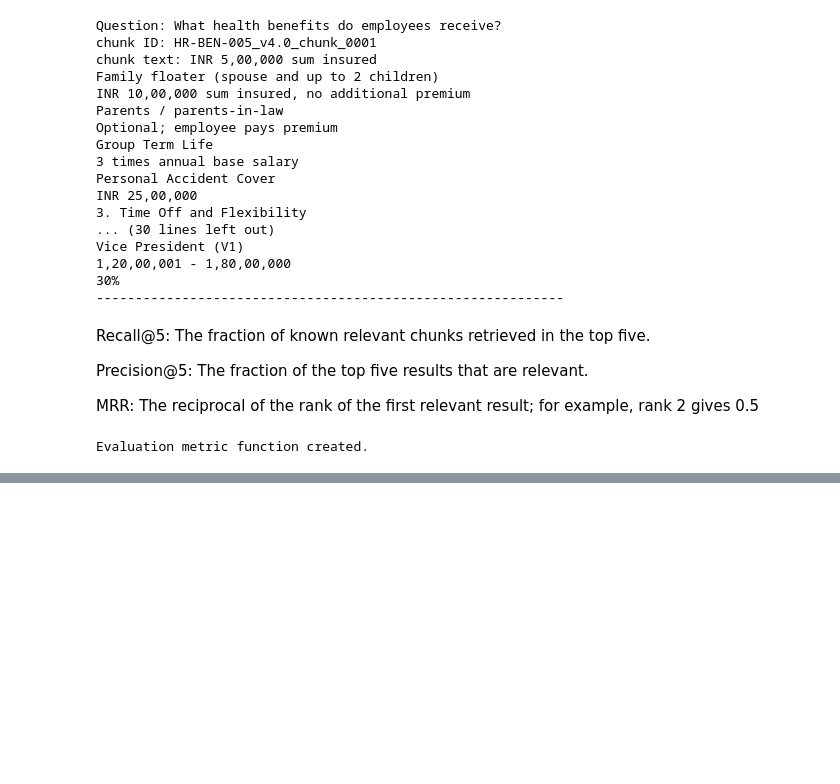
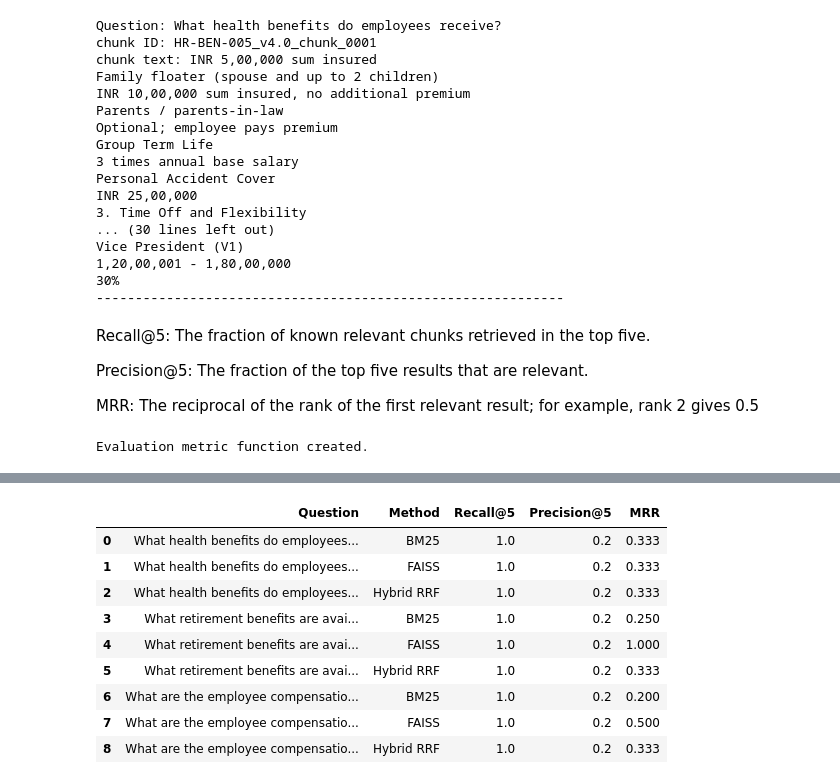
Before and after one commit to Adityasrivastava3000/secure-rag-platform-1, a Jupyter notebook: notebooks/02_embeddings_vector_store.ipynb, the cells around one changed output, grey strips where cells are left out. Drawn from its saved outputs; the diff is of its cells as text; code cells hidden in the pictures; blank space fills up the shorter version.

Commit message:
Update embeddings and vector store notebook

```diff
--- a/notebooks/02_embeddings_vector_store.ipynb
+++ b/notebooks/02_embeddings_vector_store.ipynb
@@ -302 +303,7 @@ Encryption keys, security architecture, executive pay
 ------------------------------------------------------------
+# %%
+def search_faiss(query,top_k=5):
+  query_embedding=embedding_model.encode([query],
+                  convert_to_numpy=True).astype('float32')
+  distance,indices=faiss_index.search(query_embedding,top_k)
+  return indices[0],distance[0]
@@ -375,7 +524,7 @@ query_embeddings=embedding_model.encode(
 ).tolist()
 
 results=collection.query(
-    query_embeddings=query_embedding,
+    query_embeddings=query_embeddings,
     n_results=5
 )
 for rank,chunk_id in enumerate(results['ids'][0],start=1):
@@ -553,21 +653,3 @@ def calculate_metrics(retrieved_ids, relevant_ids, k=5):
 print("Evaluation metric function created.")
 # %% [output]
 Evaluation metric function created.
-# %%
-# Evaluate the first question
-question = evaluation_data[0]
-relevant_ids = question["relevant_chunk_ids"]
-
-# BM25 top-5 chunk IDs
-bm25_ids = [chunk_ids[i] for i in bm25_top_indices]
-
-# FAISS top-5 chunk IDs
-faiss_ids = [chunk_ids[i] for i in faiss_indices[0]]
-
-# Hybrid RRF top-5 chunk IDs
-hybrid_ids = [chunk_ids[i] for i in hybrid_results[:5]]
-
-print("Question:", question["question"])
-print("\nBM25:", calculate_metrics(bm25_ids, relevant_ids))
-print("FAISS:", calculate_metrics(faiss_ids, relevant_ids))
-print("Hybrid RRF:", calculate_metrics(hybrid_ids, relevant_ids))
@@ -663,0 +724,29 @@ Total evaluation rows: 9
+# %%
+# Summarize evaluation results in a table
+
+rows = []
+
+for result in evaluation_results:
+    for method, metrics in result["Metrics"].items():
+        rows.append({
+            "Question": result["Question"],
+            "Method": method,
+            "Recall@5": metrics["Recall@5"],
+            "Precision@5": metrics["Precision@5"],
+            "MRR": metrics["MRR"]
+        })
+
+evaluation_df = pd.DataFrame(rows)
+
+display(evaluation_df.round(3))
+# %% [output]
+|  | Question | Method | Recall@5 | Precision@5 | MRR |
+| 0 | What health benefits do employees... | BM25 | 1.0 | 0.2 | 0.333 |
+| 1 | What health benefits do employees... | FAISS | 1.0 | 0.2 | 0.333 |
+| 2 | What health benefits do employees... | Hybrid RRF | 1.0 | 0.2 | 0.333 |
+| 3 | What retirement benefits are avai... | BM25 | 1.0 | 0.2 | 0.250 |
+| 4 | What retirement benefits are avai... | FAISS | 1.0 | 0.2 | 1.000 |
+| 5 | What retirement benefits are avai... | Hybrid RRF | 1.0 | 0.2 | 0.333 |
+| 6 | What are the employee compensatio... | BM25 | 1.0 | 0.2 | 0.200 |
+| 7 | What are the employee compensatio... | FAISS | 1.0 | 0.2 | 0.500 |
+| 8 | What are the employee compensatio... | Hybrid RRF | 1.0 | 0.2 | 0.333 |
```
Also changed, not shown: parts of 26 cells of this notebook.
